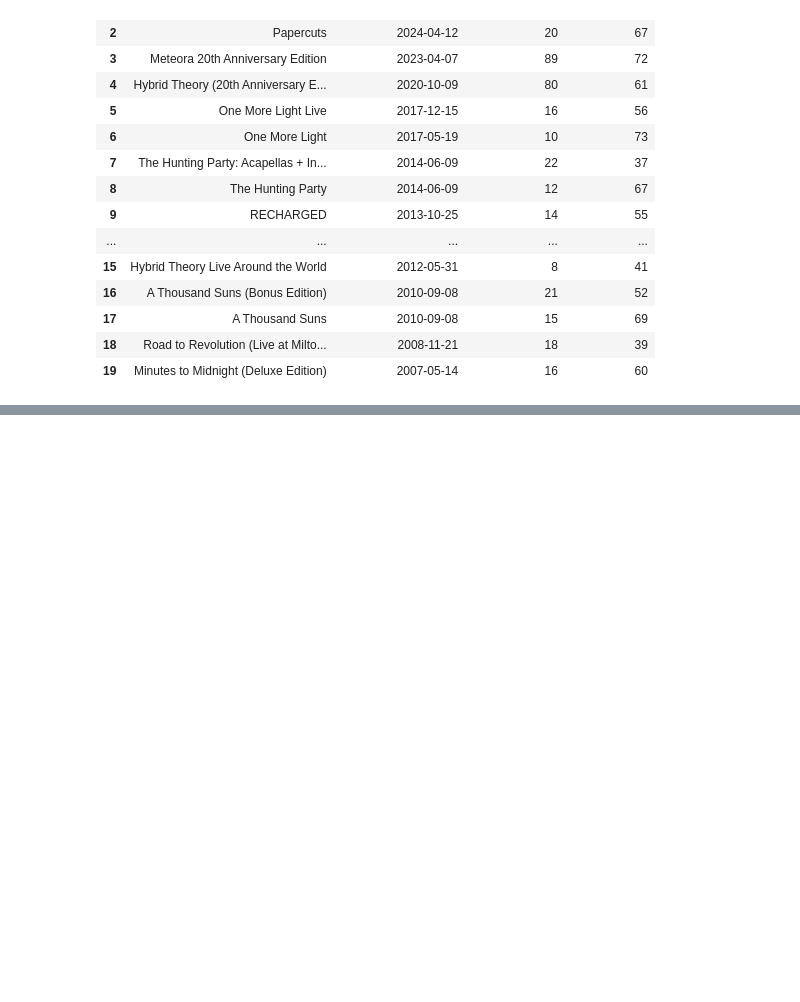
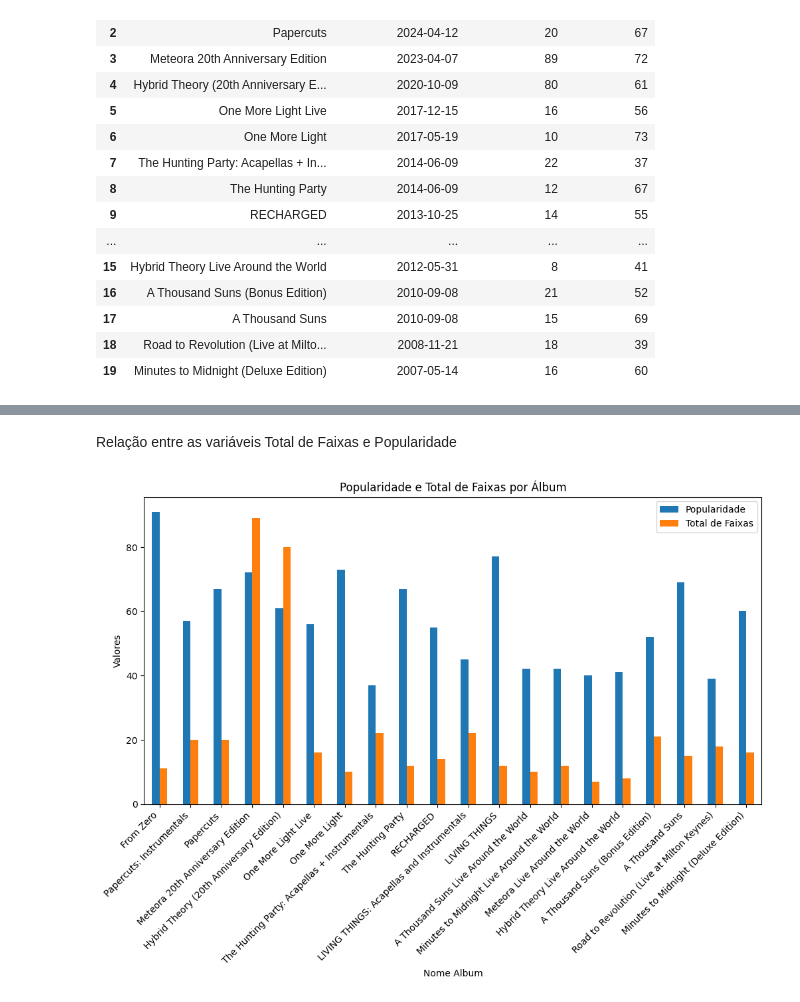
Before and after one commit to filipanselmo11/web-academy-t4, a Jupyter notebook: 16-ciencia-dados/Atividade-2.ipynb, the cells around one changed output, grey strips where cells are left out. Drawn from its saved outputs; the diff is of its cells as text; code cells hidden in the pictures; blank space fills up the shorter version.

```diff
--- a/16-ciencia-dados/Atividade-2.ipynb
+++ b/16-ciencia-dados/Atividade-2.ipynb
@@ -61,0 +153,10 @@ lp_df
+# %% [markdown]
+Relação entre as variáveis Total de Faixas e Popularidade
+# %%
+lp_df[['Nome Album', 'Popularidade', 'Total de Faixas']].set_index('Nome Album').plot(kind='bar', figsize=(12, 6))
+plt.title('Popularidade e Total de Faixas por Álbum')
+plt.ylabel('Valores')
+plt.xticks(rotation=45, ha='right')
+plt.show()
+# %% [output]
+[figure, added]
```
Also changed, not shown: parts of 28 cells of this notebook.
